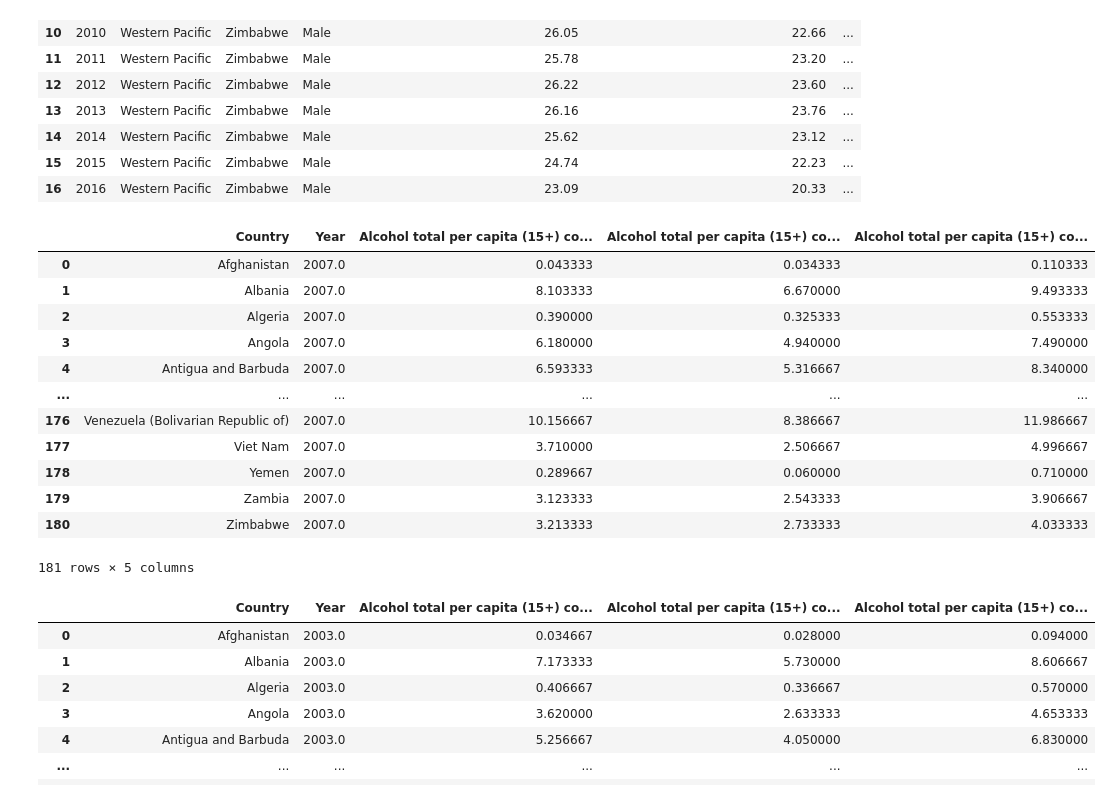
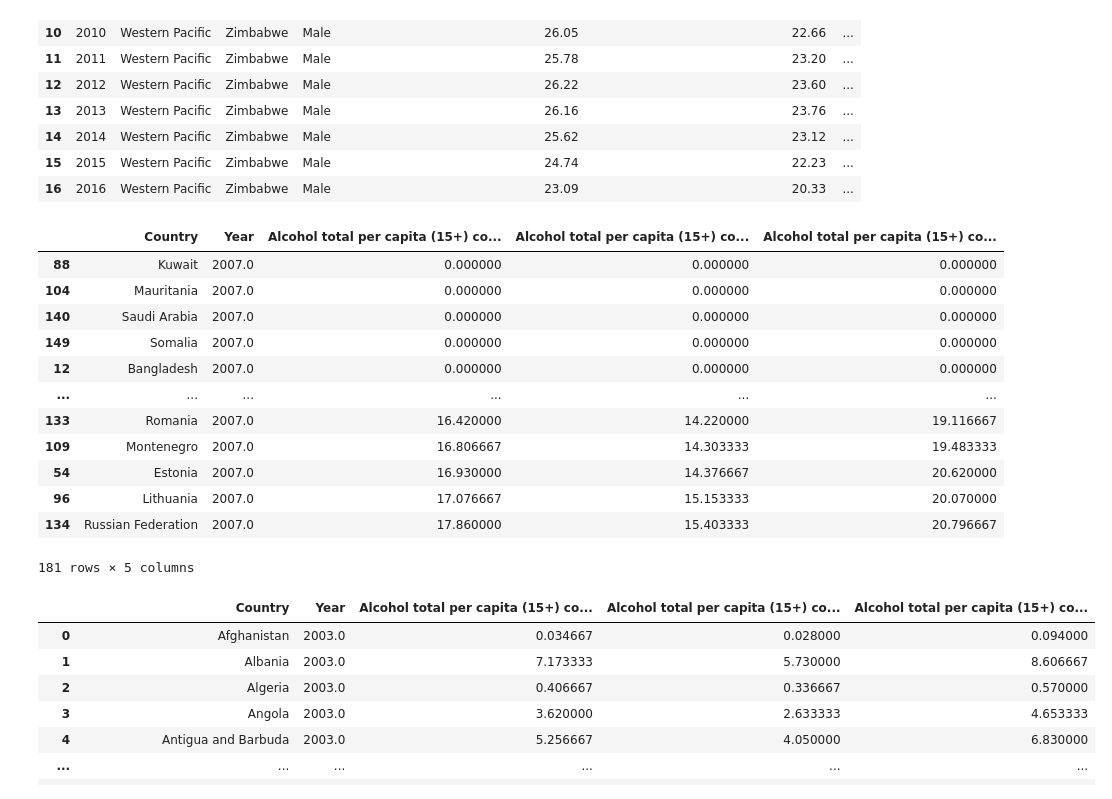
Before and after one commit to akirato0223/CS216_Project, a Jupyter notebook: Project Prototype/ProjectPrototypeAkira.ipynb, the cells around one changed output. Cells and saved outputs as stored; diff of their text form; code cells hidden in the pictures.

```diff
--- a/Project Prototype/ProjectPrototypeAkira.ipynb
+++ b/Project Prototype/ProjectPrototypeAkira.ipynb
@@ -168,29 +168,29 @@ YearAlcoholMax
 # %%
 alcdata_2003 = Alcohol[Alcohol["Year"] == 2003]
 alcdata_2007 = Alcohol[Alcohol["Year"] == 2007]
 
 
 alcdata_2003 = alcdata_2003.groupby("Country").mean().reset_index()
 
 
 alcdata_2007 = alcdata_2007.groupby("Country").mean().reset_index()
 
 alcdata_2007
-
+alcdata_2007.sort_values(by="Alcohol total per capita (15+) consumption in liters (numeric)")
 # alcdata_2003["Alcohol total per capita (15+) consumption in liters (numeric)"] < alcdata_2007["Alcohol total per capita (15+) consumption in liters (numeric)"]
 # %% [output]
 |  | Country | Year | Alcohol total per capita (15+) co... | Alcohol total per capita (15+) co... | Alcohol total per capita (15+) co... |
-| 0 | Afghanistan | 2007.0 | 0.043333 | 0.034333 | 0.110333 |
-| 1 | Albania | 2007.0 | 8.103333 | 6.670000 | 9.493333 |
-| 2 | Algeria | 2007.0 | 0.390000 | 0.325333 | 0.553333 |
-| 3 | Angola | 2007.0 | 6.180000 | 4.940000 | 7.490000 |
-| 4 | Antigua and Barbuda | 2007.0 | 6.593333 | 5.316667 | 8.340000 |
+| 88 | Kuwait | 2007.0 | 0.000000 | 0.000000 | 0.000000 |
+| 104 | Mauritania | 2007.0 | 0.000000 | 0.000000 | 0.000000 |
+| 140 | Saudi Arabia | 2007.0 | 0.000000 | 0.000000 | 0.000000 |
+| 149 | Somalia | 2007.0 | 0.000000 | 0.000000 | 0.000000 |
+| 12 | Bangladesh | 2007.0 | 0.000000 | 0.000000 | 0.000000 |
 | ... | ... | ... | ... | ... | ... |
-| 176 | Venezuela (Bolivarian Republic of) | 2007.0 | 10.156667 | 8.386667 | 11.986667 |
-| 177 | Viet Nam | 2007.0 | 3.710000 | 2.506667 | 4.996667 |
-| 178 | Yemen | 2007.0 | 0.289667 | 0.060000 | 0.710000 |
-| 179 | Zambia | 2007.0 | 3.123333 | 2.543333 | 3.906667 |
-| 180 | Zimbabwe | 2007.0 | 3.213333 | 2.733333 | 4.033333 |
+| 133 | Romania | 2007.0 | 16.420000 | 14.220000 | 19.116667 |
+| 109 | Montenegro | 2007.0 | 16.806667 | 14.303333 | 19.483333 |
+| 54 | Estonia | 2007.0 | 16.930000 | 14.376667 | 20.620000 |
+| 96 | Lithuania | 2007.0 | 17.076667 | 15.153333 | 20.070000 |
+| 134 | Russian Federation | 2007.0 | 17.860000 | 15.403333 | 20.796667 |
 181 rows × 5 columns
 # %%
 alcdata_2003
```
Also changed, not shown: parts of 3 cells of this notebook.
